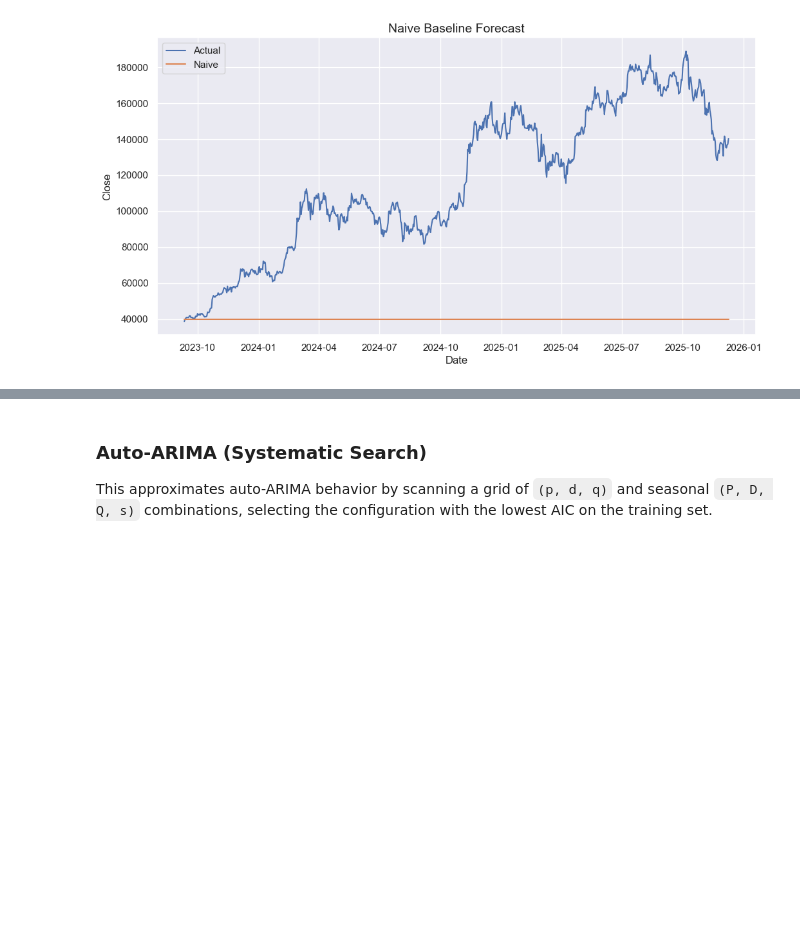
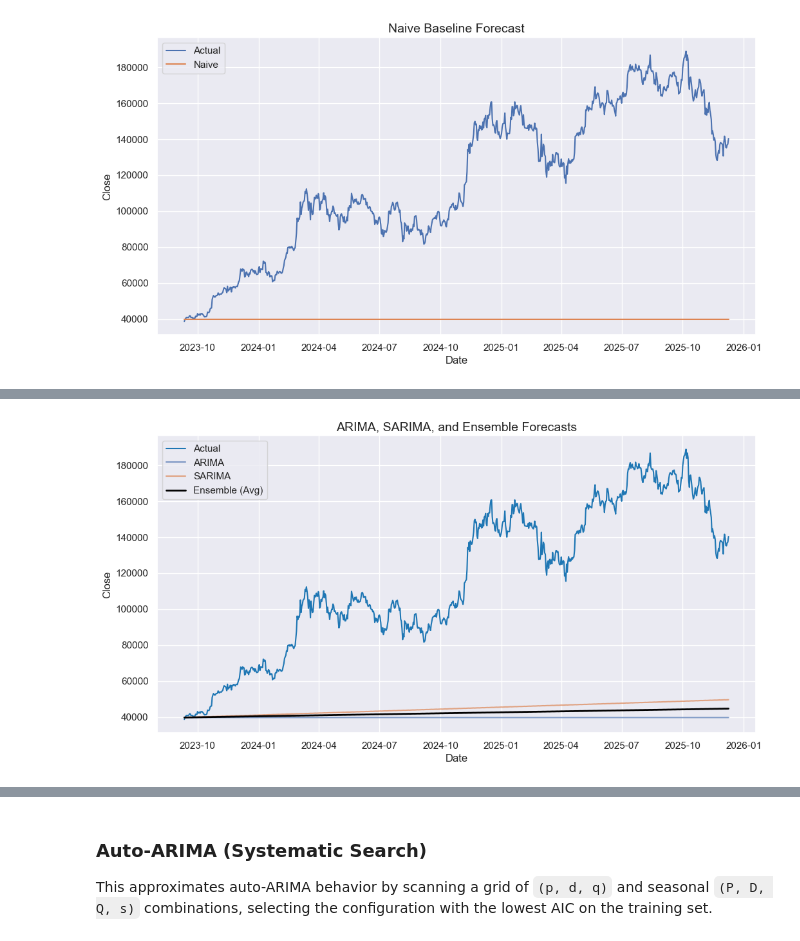
Before and after one commit to IamHammadDevX/Bitcoin-TimeSeries-Forecasting, a Jupyter notebook: TimeSeries_Forecasting_BitCoin.ipynb, the cells around one changed output, grey strips where cells are left out. Saved outputs shown, nothing was run; the diff lists cells and outputs as text; code cells hidden in the pictures; blank space fills up the shorter version.

```diff
--- a/TimeSeries_Forecasting_BitCoin.ipynb
+++ b/TimeSeries_Forecasting_BitCoin.ipynb
@@ -23,7 +23,8 @@ warnings.filterwarnings('ignore', category=ValueWarning)
 warnings.filterwarnings('ignore', category=ConvergenceWarning)
 
 def rmse(y_true, y_pred):
-    return mean_squared_error(y_true, y_pred, squared=False)
+    # Compatible RMSE implementation that works across sklearn versions
+    return np.sqrt(mean_squared_error(y_true, y_pred))
 
 def mape(y_true, y_pred):
     y_true = np.array(y_true)
@@ -929,0 +983,79 @@ plt.show()
+# %%
+# Compute ensemble forecast as simple average of ARIMA and SARIMA forecasts
+import warnings
+warnings.filterwarnings('ignore')
+
+# Ensure predictions exist and are Series aligned to test index
+arima_s = arima_fc if isinstance(arima_fc, pd.Series) else pd.Series(arima_fc, index=y_test.index)
+sarima_s = sarima_fc if isinstance(sarima_fc, pd.Series) else pd.Series(sarima_fc, index=y_test.index)
+
+# Reindex to ensure alignment
+arima_s = arima_s.reindex(y_test.index)
+sarima_s = sarima_s.reindex(y_test.index)
+
+# Simple average
+ensemble_fc = (arima_s + sarima_s) / 2
+
+# Robustness: fill edge NaNs with nearest available values
+ensemble_fc = ensemble_fc.fillna(method='ffill').fillna(method='bfill')
+
+plt.figure()
+plt.plot(y_test.index, y_test, label='Actual', color='tab:blue')
+plt.plot(y_test.index, arima_s, label='ARIMA', alpha=0.7)
+plt.plot(y_test.index, sarima_s, label='SARIMA', alpha=0.7)
+plt.plot(y_test.index, ensemble_fc, label='Ensemble (Avg)', color='black', linewidth=2)
+plt.title('ARIMA, SARIMA, and Ensemble Forecasts')
+plt.xlabel('Date')
+plt.ylabel('Close')
+plt.legend()
+plt.show()
+
+# Helper to sanitize prediction series: align index and fill NaNs
+def _sanitize_pred(s, fallback=None):
+    if not isinstance(s, pd.Series):
+        s = pd.Series(s, index=y_test.index)
+    s = s.reindex(y_test.index)
+    s = s.fillna(method='ffill').fillna(method='bfill')
+    if s.isna().any():
+        if fallback is None:
+            fallback = y_train.iloc[-1]
+        s = s.fillna(fallback)
+    return s
+
+# Prepare preds dict safely (define missing components if kernel lost them)
+naive = _sanitize_pred(naive_pred if 'naive_pred' in globals() else pd.Series(y_train.iloc[-1], index=y_test.index))
+auto = _sanitize_pred(auto_fc if 'auto_fc' in globals() else pd.Series(index=y_test.index))
+
+arima_s = _sanitize_pred(arima_s)
+sarima_s = _sanitize_pred(sarima_s)
+ensemble_fc = _sanitize_pred(ensemble_fc)
+
+preds = {
+    'Naive': naive,
+    'ARIMA': arima_s,
+    'SARIMA': sarima_s,
+    'Auto-ARIMA': auto,
+    'Ensemble': ensemble_fc
+}
+
+# Ensure metrics_table exists; provide fallback definition if not
+try:
+    eval_df = metrics_table(y_test, preds)
+except Exception:
+    def metrics_table(y_true, preds):
+        rows = []
+        for name, yhat in preds.items():
+            rows.append({
+                'Model': name,
+                'MAE': mean_absolute_error(y_true, yhat),
+                'RMSE': rmse(y_true, yhat),
+                'MAPE%': mape(y_true, yhat)
+            })
+        return pd.DataFrame(rows).sort_values('RMSE')
+    eval_df = metrics_table(y_test, preds)
+
+# Display results
+display(eval_df)
+print('Best model after including Ensemble:', eval_df.iloc[0]['Model'])
+# %% [output]
+[figure, added]
```
Also changed, not shown: parts of 13 cells of this notebook.
